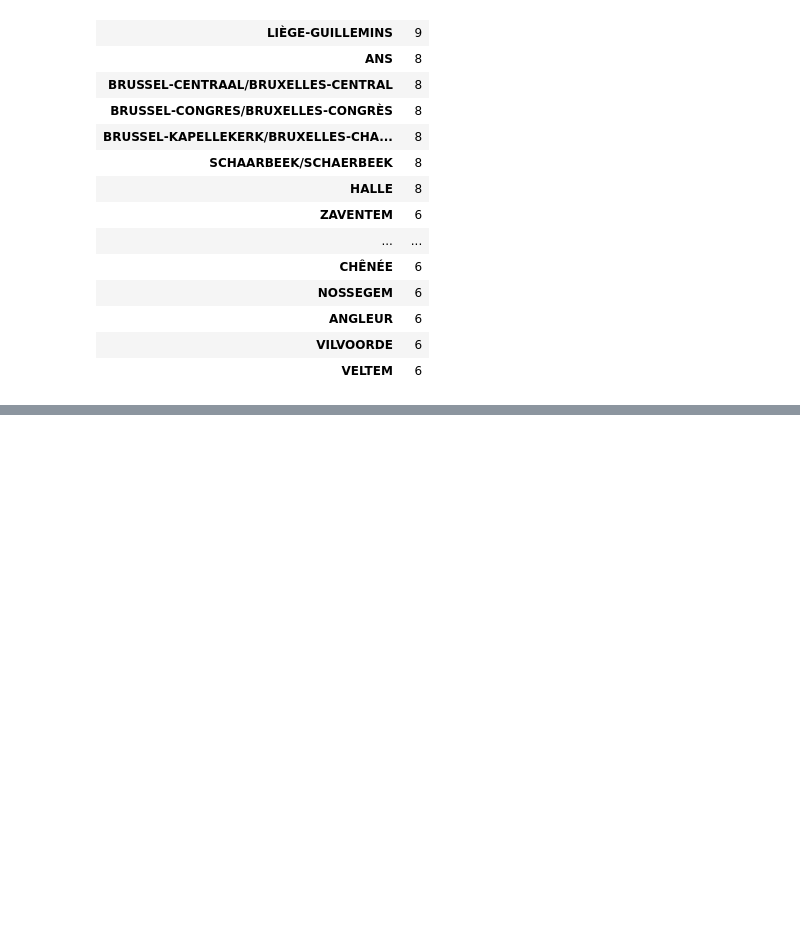
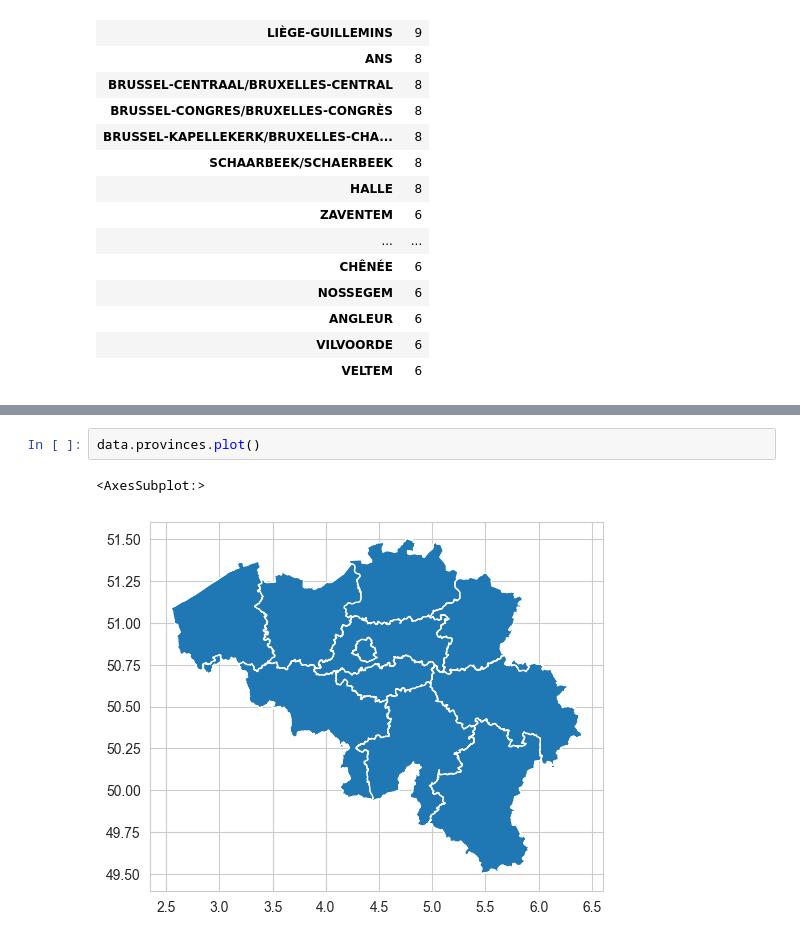
Before and after one commit to Seoyangsam/ACRM, a Jupyter notebook: src/Q18.ipynb, the cells around one changed output, grey strips where cells are left out. Saved outputs shown, nothing was run; the diff lists cells and outputs as text; blank space fills up the shorter version.

```diff
--- a/src/Q18.ipynb
+++ b/src/Q18.ipynb
@@ -240,0 +245,5 @@ map_df2.plot(cmap='Blues', linewidth=0.8, ax = ax, zorder = 1, figsize = (20,20)
+# %%
+data.provinces.plot()
+# %% [output]
+<AxesSubplot:>
+[figure, added]
```
Also changed, not shown: parts of 3 cells of this notebook, 1 other file.
